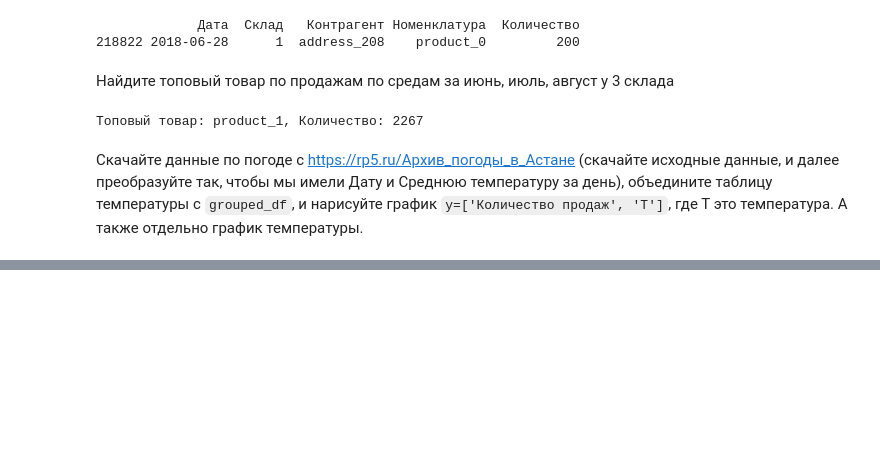
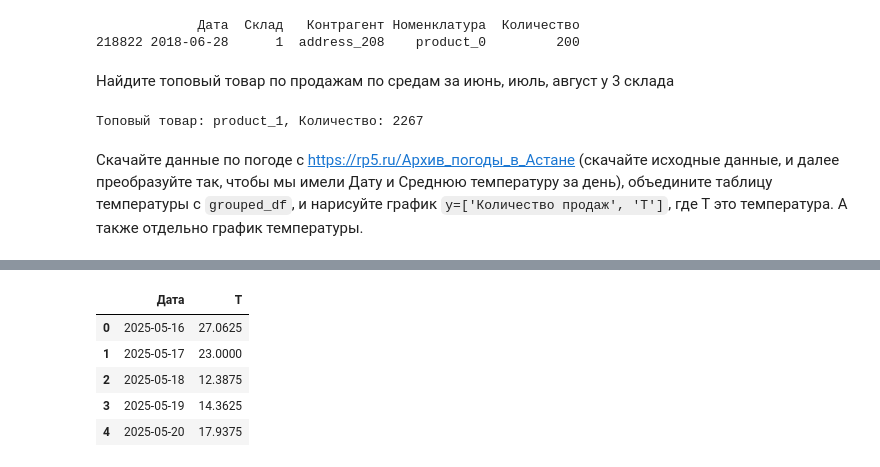
Before and after one commit to sarykip/Project_Pyton, a Jupyter notebook: Блок 3.ipynb, the cells around one changed output, grey strips where cells are left out. Drawn from its saved outputs; the diff is of its cells as text; code cells hidden in the pictures; blank space fills up the shorter version.

```diff
--- a/Блок 3.ipynb
+++ b/Блок 3.ipynb
@@ -256,0 +189,19 @@ plt.show()
+# %%
+weather_df = pd.read_csv(file_path, sep=';')
+weather_df.columns = ['datetime', 'T']
+
+weather_df['datetime'] = pd.to_datetime(weather_df['datetime'], format='%d.%m.%Y %H:%M')
+
+weather_df['date'] = weather_df['datetime'].dt.date
+
+daily_weather = weather_df.groupby('date')['T'].mean().reset_index()
+daily_weather.columns = ['Дата', 'T']
+
+daily_weather.head()
+# %% [output]
+|  | Дата | T |
+| 0 | 2025-05-16 | 27.0625 |
+| 1 | 2025-05-17 | 23.0000 |
+| 2 | 2025-05-18 | 12.3875 |
+| 3 | 2025-05-19 | 14.3625 |
+| 4 | 2025-05-20 | 17.9375 |
```
Also changed, not shown: parts of 11 cells of this notebook.
